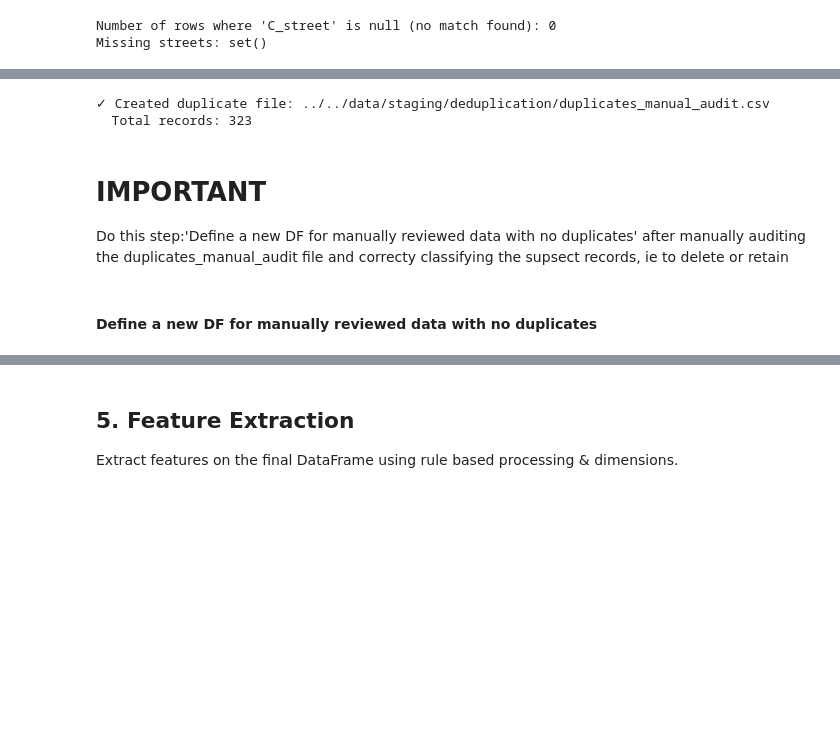
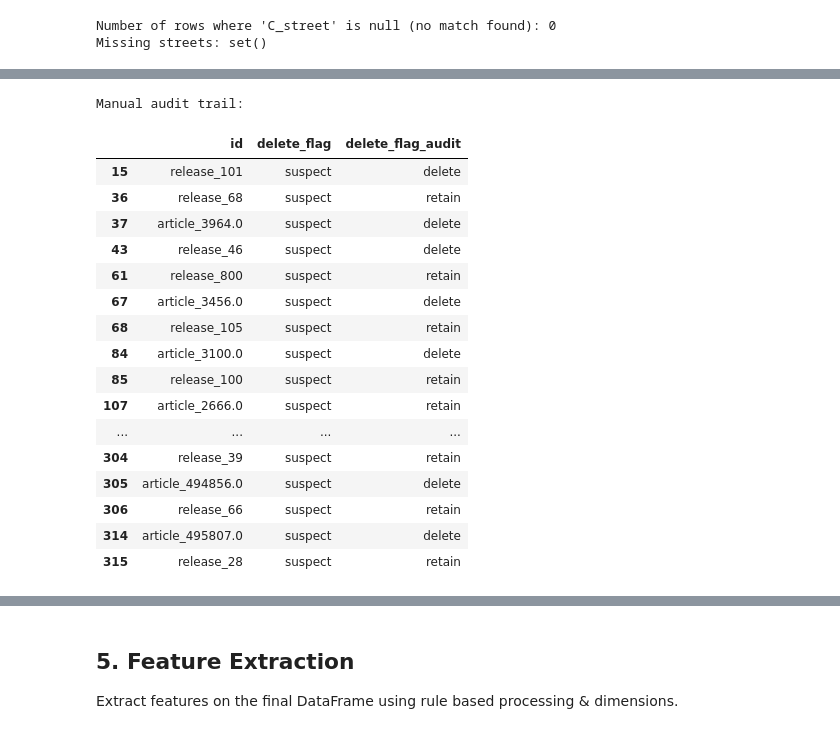
Before and after one commit to michael-vella/ics5110-assignment, a Jupyter notebook: notebooks/final/1_data_preparation.ipynb, the cells around one changed output, grey strips where cells are left out. Cells and saved outputs as stored; diff of their text form; code cells hidden in the pictures; blank space fills up the shorter version.

Commit message:
add deduplication logic inside final notebook

```diff
--- a/notebooks/final/1_data_preparation.ipynb
+++ b/notebooks/final/1_data_preparation.ipynb
@@ -1767,18 +1749,38 @@ display(accidents_with_duplicates_df)
 # %%
-# Create a duplicate CSV file for manual audit
 duplicates_manual_audit_csv = f"{deduplication_data_folder}/duplicates_manual_audit.csv"
+duplicates_manual_audit_df = pd.read_csv(duplicates_manual_audit_csv)
 
-# Save a copy of the dataframe to the audit file
-#accidents_with_duplicates_df.to_csv(duplicates_manual_audit_csv, index=False)
+# let's print out what flags where changed after the manual audit
+dedup_manual_audit_df = pd.merge(
+    accidents_with_duplicates_df[["id", "delete_flag"]],
+    duplicates_manual_audit_df[["id", "delete_flag"]],
+    on="id",
+    how="inner",
+    suffixes=('', '_audit') # Add suffix to avoid collision with existing 'street' if it exists.
+)
 
-print(f"✓ Created duplicate file: {duplicates_manual_audit_csv}")
-print(f"  Total records: {len(accidents_with_duplicates_df)}")
+dedup_manual_audit_df = dedup_manual_audit_df[
+    dedup_manual_audit_df["delete_flag"] != dedup_manual_audit_df["delete_flag_audit"]
+]
+
+print("Deduplication manual audit trail:")
+display(dedup_manual_audit_df)
 # %% [output]
-✓ Created duplicate file: ../../data/staging/deduplication/duplicates_manual_audit.csv
-  Total records: 323
+Manual audit trail:
+|  | id | delete_flag | delete_flag_audit |
+| 15 | release_101 | suspect | delete |
+| 36 | release_68 | suspect | retain |
+| 37 | article_3964.0 | suspect | delete |
+| 43 | release_46 | suspect | delete |
+| 61 | release_800 | suspect | retain |
+| 67 | article_3456.0 | suspect | delete |
+| 68 | release_105 | suspect | retain |
+| 84 | article_3100.0 | suspect | delete |
+| 85 | release_100 | suspect | retain |
+| 107 | article_2666.0 | suspect | retain |
+| ... | ... | ... | ... |
+| 304 | release_39 | suspect | retain |
+| 305 | article_494856.0 | suspect | delete |
+| 306 | release_66 | suspect | retain |
+| 314 | article_495807.0 | suspect | delete |
+| 315 | release_28 | suspect | retain |
-# %% [markdown]
-# **IMPORTANT**
-Do this step:'Define a new DF for manually reviewed data with no duplicates'
-after manually auditing the duplicates_manual_audit file and correcty classifying the supsect records, ie to delete or retain
-# %% [markdown]
-#### Define a new DF for manually reviewed data with no duplicates
```
Also changed, not shown: parts of 12 cells of this notebook.
